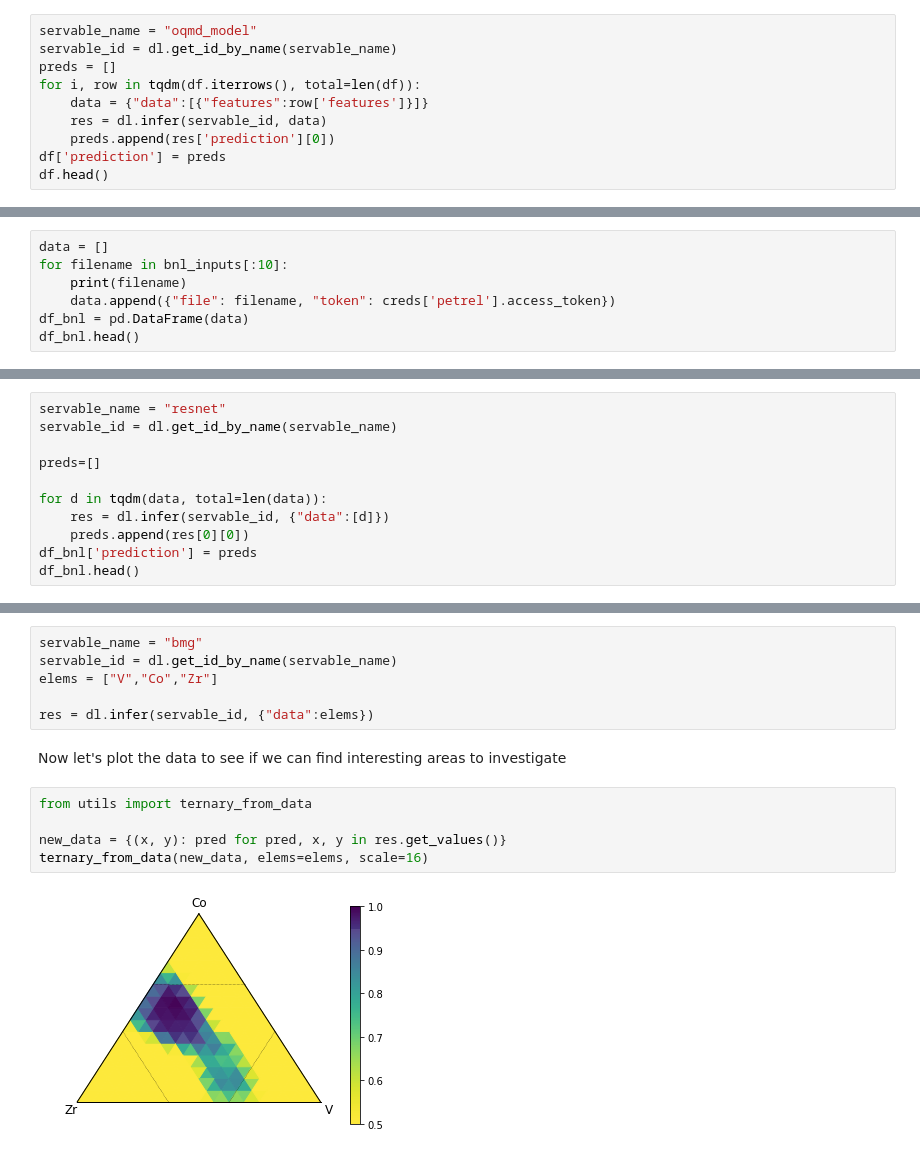
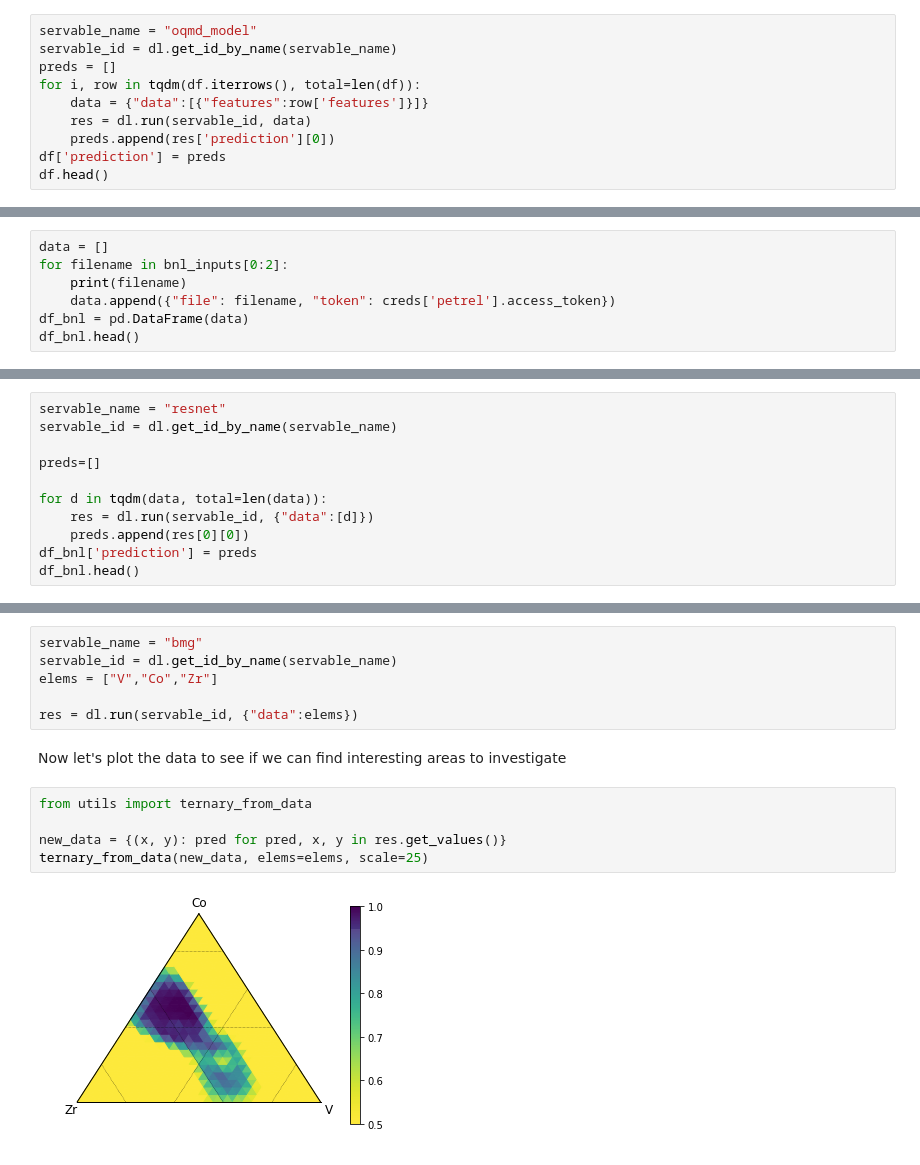
Before and after one commit to DLHub-Argonne/dlhub_containers, a Jupyter notebook: examples/dlhub-demo.ipynb, the cells around one changed output, grey strips where cells are left out. Cells and saved outputs as stored; diff of their text form.

Commit message:
Changing infer to run in the dlhub client

```diff
--- a/examples/dlhub-demo.ipynb
+++ b/examples/dlhub-demo.ipynb
@@ -156,7 +156,7 @@ servable_id = dl.get_id_by_name(servable_name)
 preds = []
 for i, row in tqdm(df.iterrows(), total=len(df)):
     data = {"data":[{"features":row['features']}]}
-    res = dl.infer(servable_id, data)
+    res = dl.run(servable_id, data)
     preds.append(res['prediction'][0])
 df['prediction'] = preds
 df.head()
@@ -222,7 +222,7 @@ Here is an example image:
 ![example image](img/0000002f.jpg)
 # %%
 data = []
-for filename in bnl_inputs[:10]:
+for filename in bnl_inputs[0:2]:
     print(filename)
     data.append({"file": filename, "token": creds['petrel'].access_token})
 df_bnl = pd.DataFrame(data)
@@ -255,7 +244,7 @@ servable_id = dl.get_id_by_name(servable_name)
 preds=[]
 
 for d in tqdm(data, total=len(data)):
-    res = dl.infer(servable_id, {"data":[d]})
+    res = dl.run(servable_id, {"data":[d]})
     preds.append(res[0][0])
 df_bnl['prediction'] = preds
 df_bnl.head()
@@ -314,13 +300,13 @@ servable_name = "bmg"
 servable_id = dl.get_id_by_name(servable_name)
 elems = ["V","Co","Zr"]
 
-res = dl.infer(servable_id, {"data":elems})
+res = dl.run(servable_id, {"data":elems})
 # %% [markdown]
 Now let's plot the data to see if we can find interesting areas to investigate
 # %%
 from utils import ternary_from_data
 
 new_data = {(x, y): pred for pred, x, y in res.get_values()}
-ternary_from_data(new_data, elems=elems, scale=16)
+ternary_from_data(new_data, elems=elems, scale=25)
 # %% [output]
-[figure, old version]
+[figure, new version]
```
Also changed, not shown: parts of 9 cells of this notebook, 1 other file.
